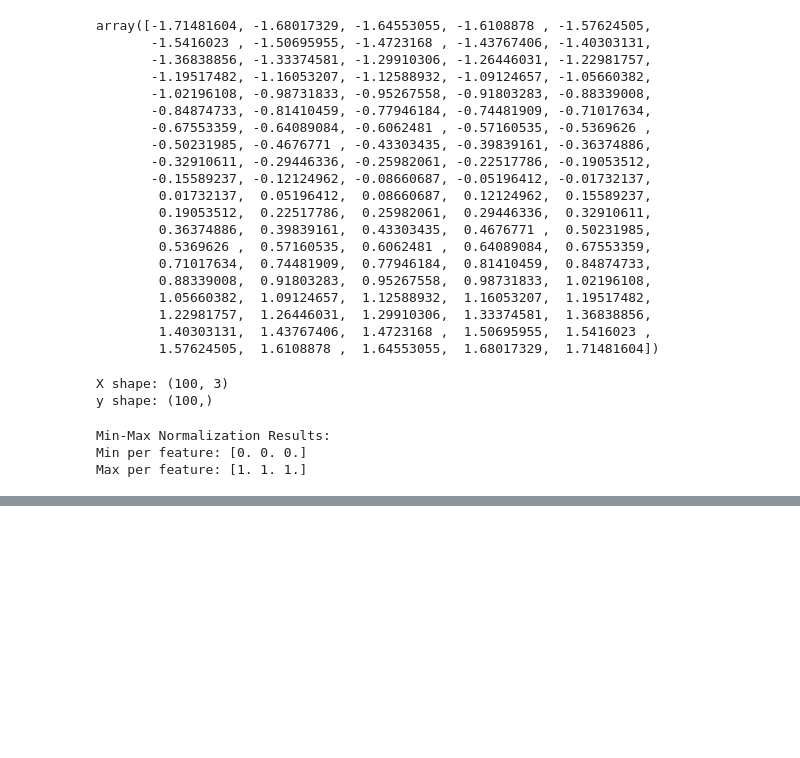
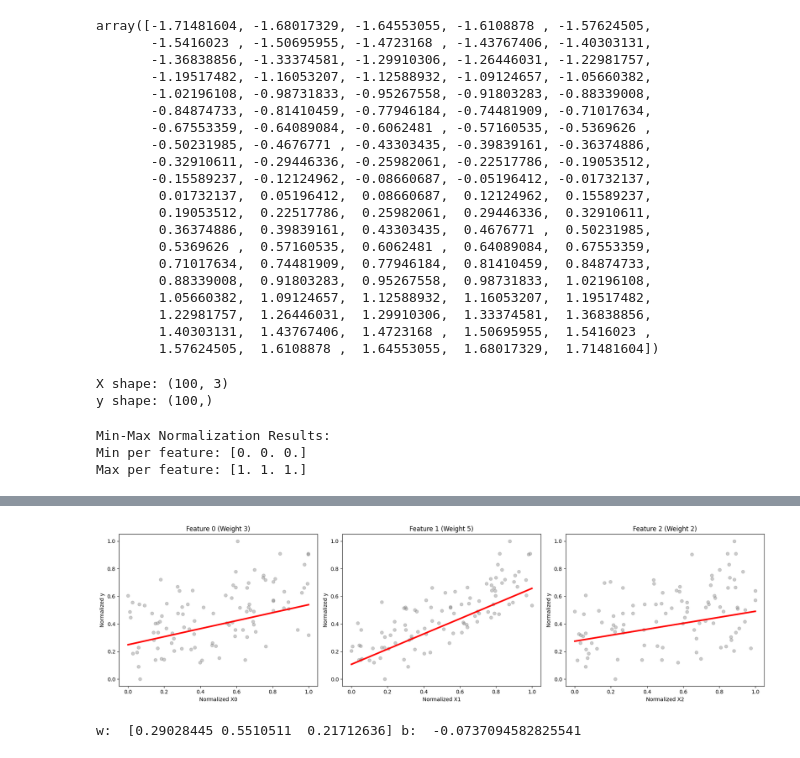
Before and after one commit to YouanesAttia/python-professional, a Jupyter notebook: week7_ml_foundations/day2/02_feature_engineering.ipynb, the cells around one changed output, grey strips where cells are left out. Cells and saved outputs as stored; diff of their text form; code cells hidden in the pictures; blank space fills up the shorter version.

```diff
--- a/week7_ml_foundations/day2/02_feature_engineering.ipynb
+++ b/week7_ml_foundations/day2/02_feature_engineering.ipynb
@@ -148,0 +148,33 @@ w:  [0.15270565 0.15270565 0.15270565] b:  0.23316169650284269
+# %%
+X_norm = min_max_normalize(X_raw)
+y_norm = min_max_normalize(y)
+y_pred = np.dot(X_norm, w) + b
+
+fig, axes = plt.subplots(1, 3, figsize=(18, 5))
+feature_names = ['Feature 0 (Weight 3)', 'Feature 1 (Weight 5)', 'Feature 2 (Weight 2)']
+
+for i in range(3):
+    axes[i].scatter(X_norm[:, i], y_norm, alpha=0.4, color='gray')
+    x_line = np.linspace(0, 1, 100)
+    y_line = w[i] * x_line + b + (y_pred.mean() - w[i] * X_norm[:,i].mean())
+    axes[i].plot(x_line, y_line, color='red', linewidth=3)
+    axes[i].set_title(feature_names[i])
+    axes[i].set_xlabel(f'Normalized X{i}')
+    axes[i].set_ylabel('Normalized y')
+
+plt.tight_layout()
+plt.show()
+# %% [output]
+[figure, added]
+# %%
+def normal_equation(X, y):
+    X_b = np.c_[np.ones((100, 1)), X]
+    w_best = np.linalg.inv(X_b.T.dot(X_b)).dot(X_b.T).dot(y)
+    return w_best
+
+theta_best = normal_equation(X_norm, y_norm)
+b = theta_best[0]
+w = theta_best[1:]
+print('w: ', w, 'b: ', b)
+# %% [output]
+w:  [0.29028445 0.5510511  0.21712636] b:  -0.0737094582825541
```
Also changed, not shown: parts of 5 cells of this notebook.
